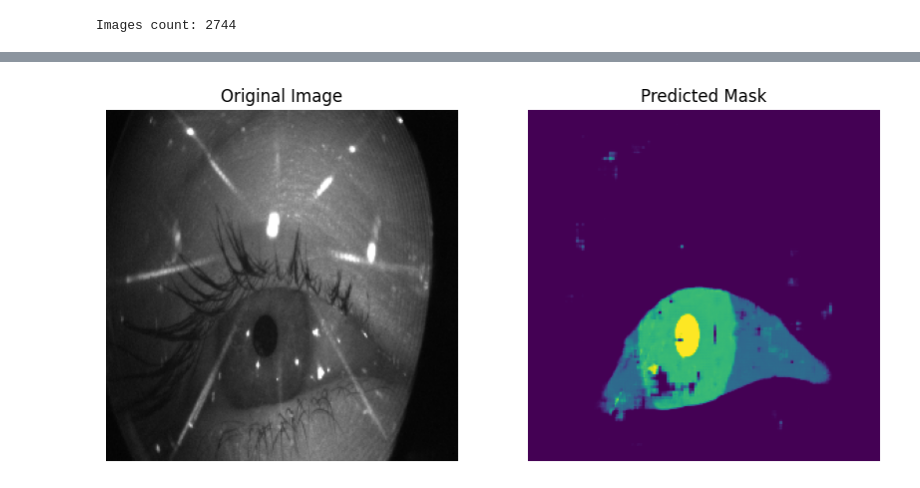
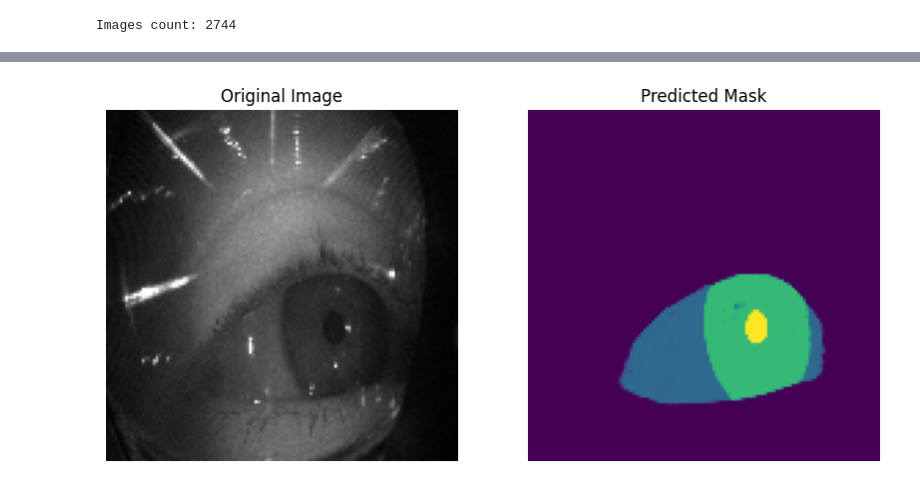
Before and after one commit to yasastharinda9511/GazeEstimation, a Jupyter notebook: gaze_estimate.ipynb, the cells around one changed output, grey strips where cells are left out. Cells and saved outputs as stored; diff of their text form; code cells hidden in the pictures.

```diff
--- a/gaze_estimate.ipynb
+++ b/gaze_estimate.ipynb
@@ -212,13 +274,13 @@ import matplotlib.pyplot as plt
 model = tf.keras.models.load_model('unet_gaze_estimation_model.h5')
 
 # Define the path to the image you want to predict
-image_path = '/home/yasas/MSC/Semester_3/PG research/gaze_estimation/archive/openEDS/openEDS/test/images/020000.png'
+image_path = '/home/yasas/GazeEstimation/openEDS/openEDS/test/images/000000.png'
 
 # Load the image using OpenCV
 image = cv2.imread(image_path, cv2.IMREAD_GRAYSCALE)  # Assuming grayscale image
 
 # Resize the image to the size expected by the model (e.g., 256x256)
-image_resized = cv2.resize(image, (256, 256))
+image_resized = cv2.resize(image, (128, 128))
 
 # Normalize the image to the [0, 1] range
 image_normalized = image_resized/255
@@ -264,2 +320,2 @@ WARNING:absl:Compiled the loaded model, but the compiled metrics have yet to be
-[figure, old version]
+[figure, new version]
 # %%
```
Also changed, not shown: parts of 15 cells of this notebook, 2 other files.
